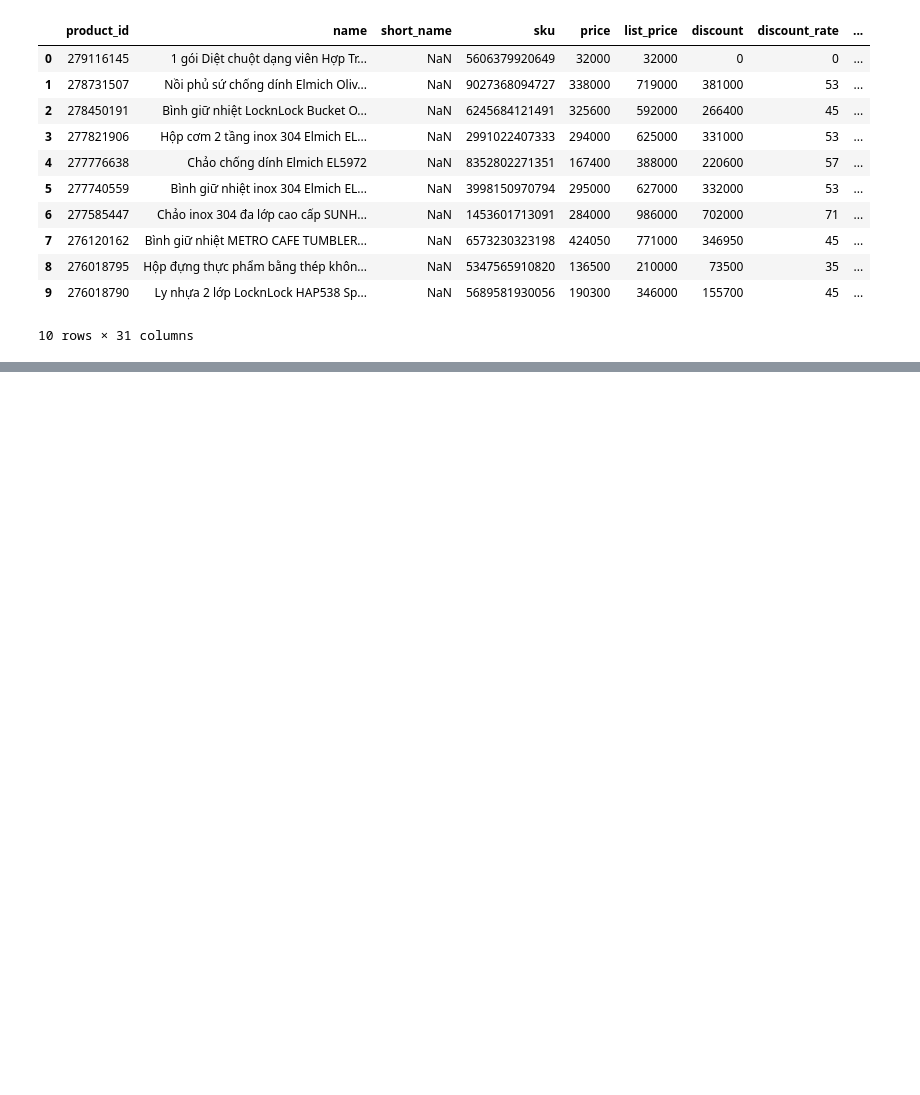
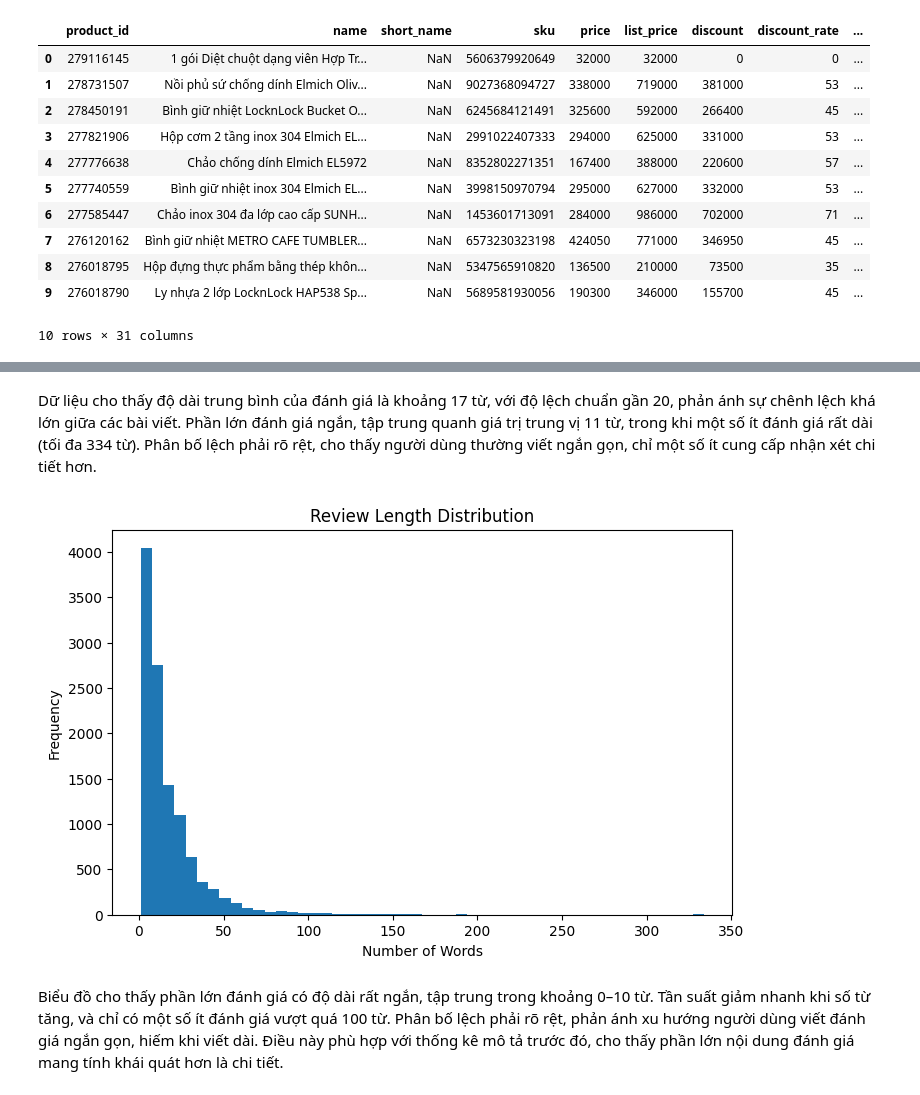
Before and after one commit to phngahn/sentiment-chatbot-mlops, a Jupyter notebook: notebooks/eda.ipynb, the cells around one changed output, grey strips where cells are left out. Saved outputs shown, nothing was run; the diff lists cells and outputs as text; code cells hidden in the pictures; blank space fills up the shorter version.

```diff
--- a/notebooks/eda.ipynb
+++ b/notebooks/eda.ipynb
@@ -108,0 +243,2 @@ detail.head(10)
+# %%
+absa_v2 = pd.read_json('../data/absa/v2/full_dataset.json')
@@ -108,0 +279,3 @@ detail.head(10)
+# %%
+absa_v2["review_length"] = absa_v2["text"].astype(str).apply(lambda x: len(x.split()))
+absa_v2["review_length"].describe()
@@ -108,0 +292,14 @@ detail.head(10)
+# %% [markdown]
+Dữ liệu cho thấy độ dài trung bình của đánh giá là khoảng 17 từ, với độ lệch chuẩn gần 20, phản ánh sự chênh lệch khá lớn giữa các bài viết. Phần lớn đánh giá ngắn, tập trung quanh giá trị trung vị 11 từ, trong khi một số ít đánh giá rất dài (tối đa 334 từ). Phân bố lệch phải rõ rệt, cho thấy người dùng thường viết ngắn gọn, chỉ một số ít cung cấp nhận xét chi tiết hơn.
+# %%
+plt.figure(figsize=(8, 5))
+plt.hist(absa_v2["review_length"], bins=50)
+plt.title("Review Length Distribution")
+plt.xlabel("Number of Words")
+plt.ylabel("Frequency")
+
+plt.show()
+# %% [output]
+[figure, added]
+# %% [markdown]
+Biểu đồ cho thấy phần lớn đánh giá có độ dài rất ngắn, tập trung trong khoảng 0–10 từ. Tần suất giảm nhanh khi số từ tăng, và chỉ có một số ít đánh giá vượt quá 100 từ. Phân bố lệch phải rõ rệt, phản ánh xu hướng người dùng viết đánh giá ngắn gọn, hiếm khi viết dài. Điều này phù hợp với thống kê mô tả trước đó, cho thấy phần lớn nội dung đánh giá mang tính khái quát hơn là chi tiết.
```
Also changed, not shown: parts of 28 cells of this notebook, 1 other file.
